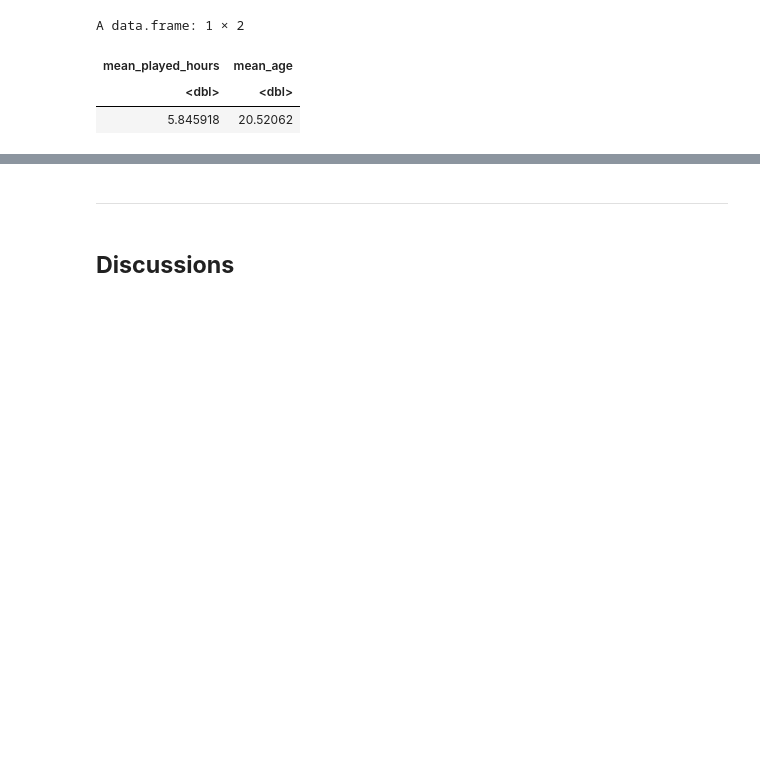
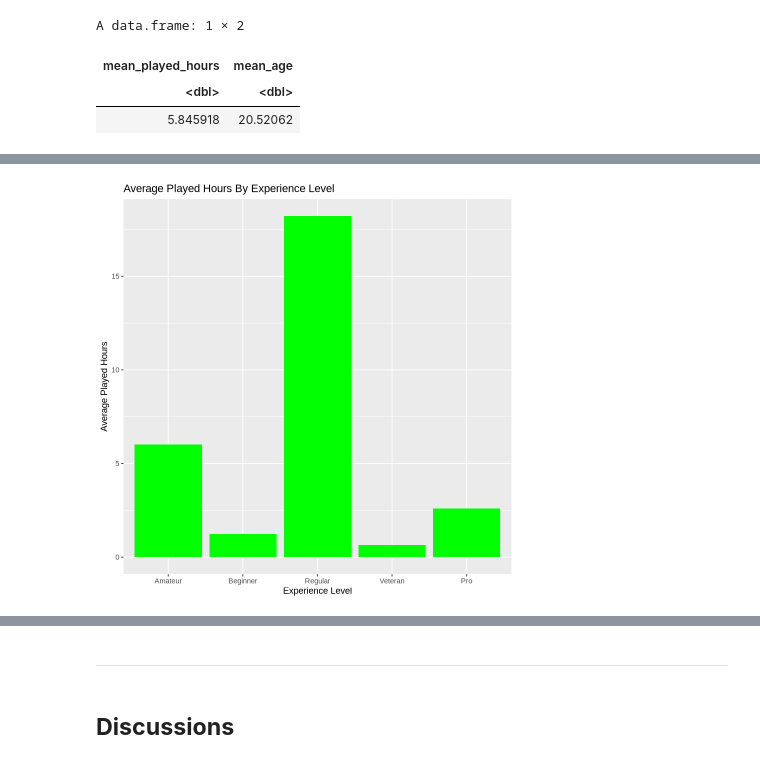
Before and after one commit to frogbie/dsci100project-002-39, a Jupyter notebook: projectgroup_report.ipynb, the cells around one changed output, grey strips where cells are left out. Cells and saved outputs as stored; diff of their text form; code cells hidden in the pictures; blank space fills up the shorter version.

```diff
--- a/projectgroup_report.ipynb
+++ b/projectgroup_report.ipynb
@@ -218,0 +192,13 @@ Warning message:
+# %%
+experience_means <- tidy_players |>
+    group_by(experience) |>
+    summarise(mean_hours = mean(played_hours, na.rm = TRUE))
+
+experience_plot2 <- experience_means |>
+    ggplot(aes(x = experience, y = mean_hours)) +
+    geom_col(fill = "green") +
+    labs(title = "Average Played Hours By Experience Level", x = "Experience Level", y = "Average Played Hours")
+
+experience_plot2
+# %% [output]
+[figure, added]
```
Also changed, not shown: parts of 42 cells of this notebook.
